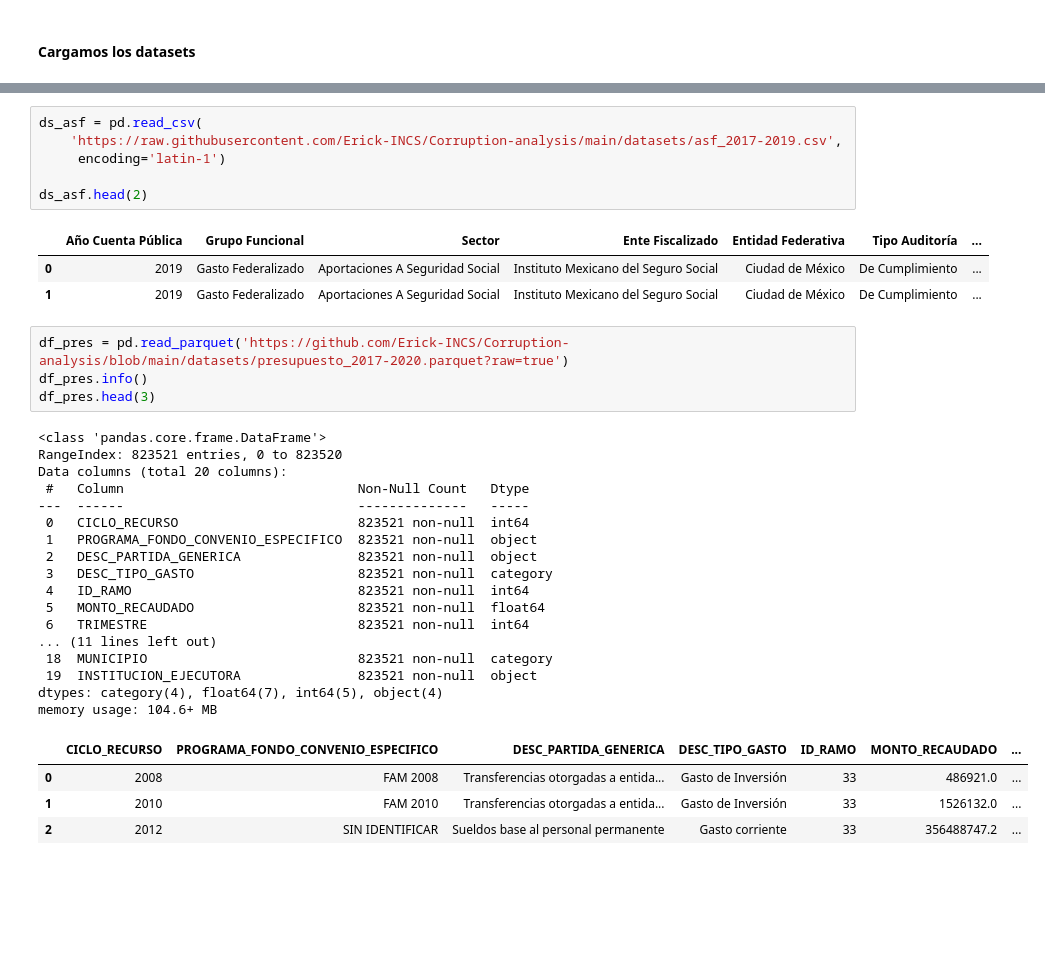
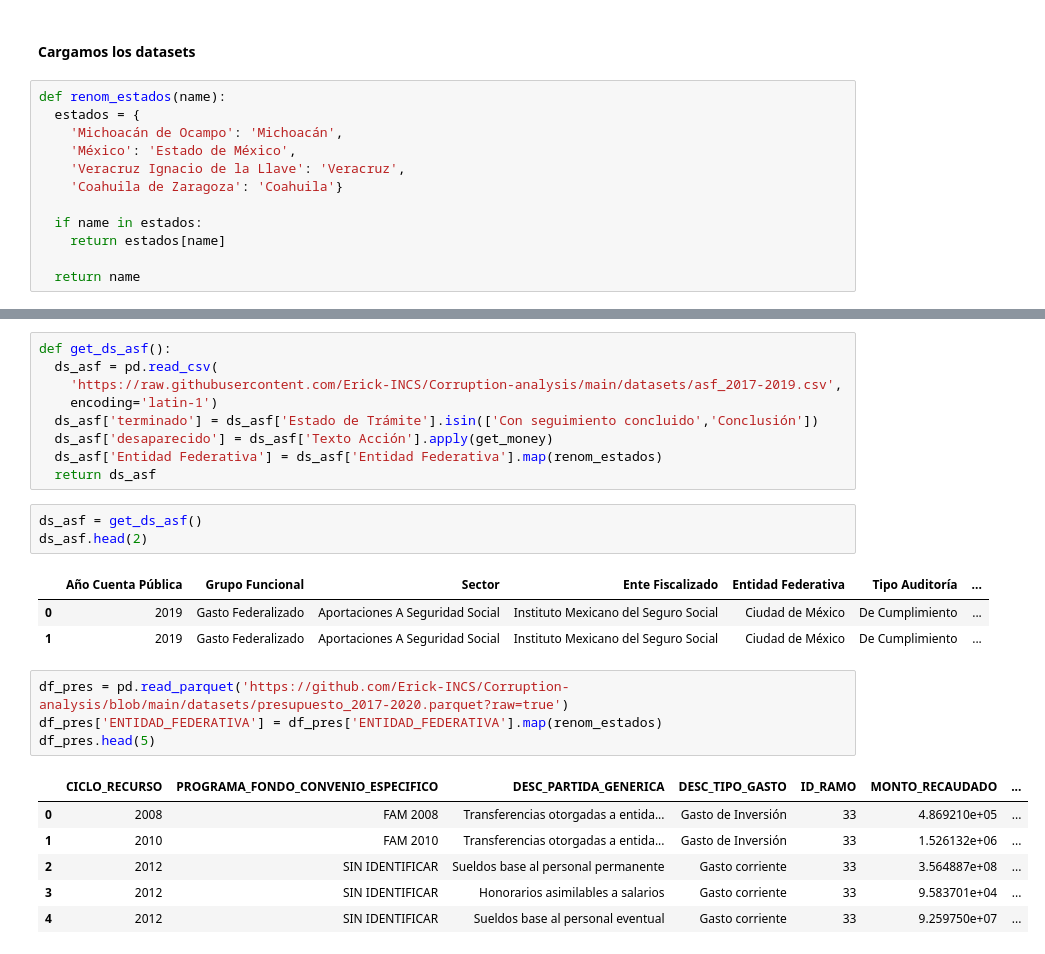
Before and after one commit to Erick-INCS/Corruption-analysis, a Jupyter notebook: Corrupt_Analysis.ipynb, the cells around one changed output, grey strips where cells are left out. Drawn from its saved outputs; the diff is of its cells as text; blank space fills up the shorter version.

```diff
--- a/Corrupt_Analysis.ipynb
+++ b/Corrupt_Analysis.ipynb
@@ -9,5 +25,17 @@ import seaborn as sns
 # %% [markdown]
 #### Cargamos los datasets
+# %%
+def renom_estados(name):
+  estados = {
+    'Michoacán de Ocampo': 'Michoacán',
+    'México': 'Estado de México',
+    'Veracruz Ignacio de la Llave': 'Veracruz',
+    'Coahuila de Zaragoza': 'Coahuila'}
+
+  if name in estados:
+    return estados[name]
+
+  return name
 # %%
 ds_cpi = pd.read_csv(
     'https://raw.githubusercontent.com/Erick-INCS/Corruption-analysis/main/datasets/CPI_Mex_full.csv')
@@ -21,36 +60,27 @@ ds_cpi.head(3)
 # %%
-ds_asf = pd.read_csv(
+def get_ds_asf():
+  ds_asf = pd.read_csv(
     'https://raw.githubusercontent.com/Erick-INCS/Corruption-analysis/main/datasets/asf_2017-2019.csv',
-     encoding='latin-1')
-
-ds_asf.head(2)
+    encoding='latin-1')
+  ds_asf['terminado'] = ds_asf['Estado de Trámite'].isin(['Con seguimiento concluido','Conclusión'])
+  ds_asf['desaparecido'] = ds_asf['Texto Acción'].apply(get_money)
+  ds_asf['Entidad Federativa'] = ds_asf['Entidad Federativa'].map(renom_estados)
+  return ds_asf
-# %% [output]
-|  | Año Cuenta Pública | Grupo Funcional | Sector | Ente Fiscalizado | Entidad Federativa | Tipo Auditoría | ... |
-| 0 | 2019 | Gasto Federalizado | Aportaciones A Seguridad Social | Instituto Mexicano del Seguro Social | Ciudad de México | De Cumplimiento | ... |
-| 1 | 2019 | Gasto Federalizado | Aportaciones A Seguridad Social | Instituto Mexicano del Seguro Social | Ciudad de México | De Cumplimiento | ... |
+# %%
+ds_asf = get_ds_asf()
+ds_asf.head(2)
+# %% [output]
+|  | Año Cuenta Pública | Grupo Funcional | Sector | Ente Fiscalizado | Entidad Federativa | Tipo Auditoría | ... |
+| 0 | 2019 | Gasto Federalizado | Aportaciones A Seguridad Social | Instituto Mexicano del Seguro Social | Ciudad de México | De Cumplimiento | ... |
+| 1 | 2019 | Gasto Federalizado | Aportaciones A Seguridad Social | Instituto Mexicano del Seguro Social | Ciudad de México | De Cumplimiento | ... |
 # %%
 df_pres = pd.read_parquet('https://github.com/Erick-INCS/Corruption-analysis/blob/main/datasets/presupuesto_2017-2020.parquet?raw=true')
-df_pres.info()
-df_pres.head(3)
+df_pres['ENTIDAD_FEDERATIVA'] = df_pres['ENTIDAD_FEDERATIVA'].map(renom_estados)
+df_pres.head(5)
 # %% [output]
-<class 'pandas.core.frame.DataFrame'>
-RangeIndex: 823521 entries, 0 to 823520
-Data columns (total 20 columns):
- #   Column                              Non-Null Count   Dtype
----  ------                              --------------   -----
- 0   CICLO_RECURSO                       823521 non-null  int64
- 1   PROGRAMA_FONDO_CONVENIO_ESPECIFICO  823521 non-null  object
- 2   DESC_PARTIDA_GENERICA               823521 non-null  object
- 3   DESC_TIPO_GASTO                     823521 non-null  category
- 4   ID_RAMO                             823521 non-null  int64
- 5   MONTO_RECAUDADO                     823521 non-null  float64
- 6   TRIMESTRE                           823521 non-null  int64
-... (11 lines left out)
- 18  MUNICIPIO                           823521 non-null  category
- 19  INSTITUCION_EJECUTORA               823521 non-null  object
-dtypes: category(4), float64(7), int64(5), object(4)
-memory usage: 104.6+ MB
 |  | CICLO_RECURSO | PROGRAMA_FONDO_CONVENIO_ESPECIFICO | DESC_PARTIDA_GENERICA | DESC_TIPO_GASTO | ID_RAMO | MONTO_RECAUDADO | ... |
-| 0 | 2008 | FAM 2008 | Transferencias otorgadas a entida... | Gasto de Inversión | 33 | 486921.0 | ... |
-| 1 | 2010 | FAM 2010 | Transferencias otorgadas a entida... | Gasto de Inversión | 33 | 1526132.0 | ... |
-| 2 | 2012 | SIN IDENTIFICAR | Sueldos base al personal permanente | Gasto corriente | 33 | 356488747.2 | ... |
+| 0 | 2008 | FAM 2008 | Transferencias otorgadas a entida... | Gasto de Inversión | 33 | 4.869210e+05 | ... |
+| 1 | 2010 | FAM 2010 | Transferencias otorgadas a entida... | Gasto de Inversión | 33 | 1.526132e+06 | ... |
+| 2 | 2012 | SIN IDENTIFICAR | Sueldos base al personal permanente | Gasto corriente | 33 | 3.564887e+08 | ... |
+| 3 | 2012 | SIN IDENTIFICAR | Honorarios asimilables a salarios | Gasto corriente | 33 | 9.583701e+04 | ... |
+| 4 | 2012 | SIN IDENTIFICAR | Sueldos base al personal eventual | Gasto corriente | 33 | 9.259750e+07 | ... |
```
Also changed, not shown: parts of 87 cells of this notebook.
